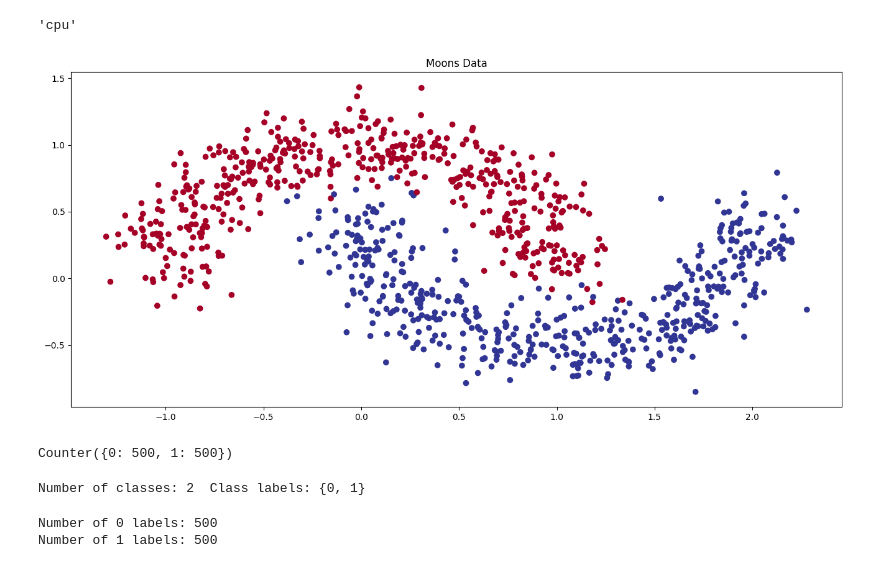
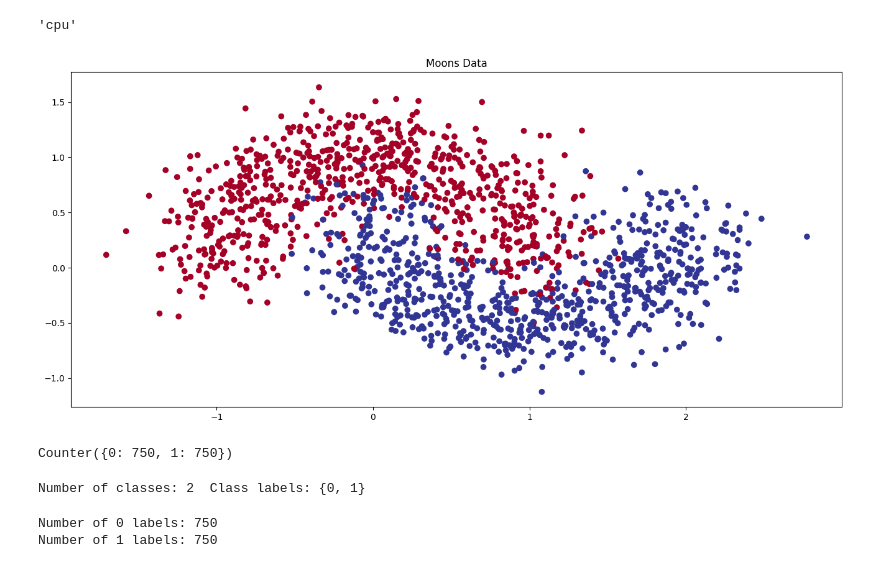
Before and after one commit to marcel1520/ML-course-train-val-test, a Jupyter notebook: training_nn_moons_loop_function.ipynb, the cells around one changed output. Saved outputs shown, nothing was run; the diff lists cells and outputs as text; code cells hidden in the pictures.

```diff
--- a/training_nn_moons_loop_function.ipynb
+++ b/training_nn_moons_loop_function.ipynb
@@ -24,24 +24,24 @@ device
 'cpu'
 # %%
 
-X_moon, y_moon = make_moons(n_samples=1000,
-                            noise=0.15,
+X_moon, y_moon = make_moons(n_samples=1500,
+                            noise=0.25,
                             random_state=50,
                             shuffle=True)
 
 fig = plt.figure(figsize=(16, 7))
 plt.title("Moons Data")
 plt.scatter(X_moon[:, 0],
             X_moon[:, 1],
             c=y_moon,
             cmap=plt.cm.RdYlBu);
 # %% [output]
-[figure, old version]
+[figure, new version]
 # %%
 class_counts = Counter(y_moon)
 print(class_counts)
 # %% [output]
-Counter({0: 500, 1: 500})
+Counter({0: 750, 1: 750})
 # %%
 number_classes = set(y_moon)
 print(f"Number of classes: {len(number_classes)}  Class labels: {number_classes}")
@@ -58,8 +58,8 @@ for label in y_moon:
 print(f"Number of 0 labels: {count_0}")
 print(f"Number of 1 labels: {count_1}")
 # %% [output]
-Number of 0 labels: 500
-Number of 1 labels: 500
+Number of 0 labels: 750
+Number of 1 labels: 750
 # %%
 print(f"Content Sample X_moon:\n {X_moon[:5]}\n")
 print(f"Content Sample y_moon:\n {y_moon[:5]}\n")
```
Also changed, not shown: parts of 22 cells of this notebook, 1 other file.
